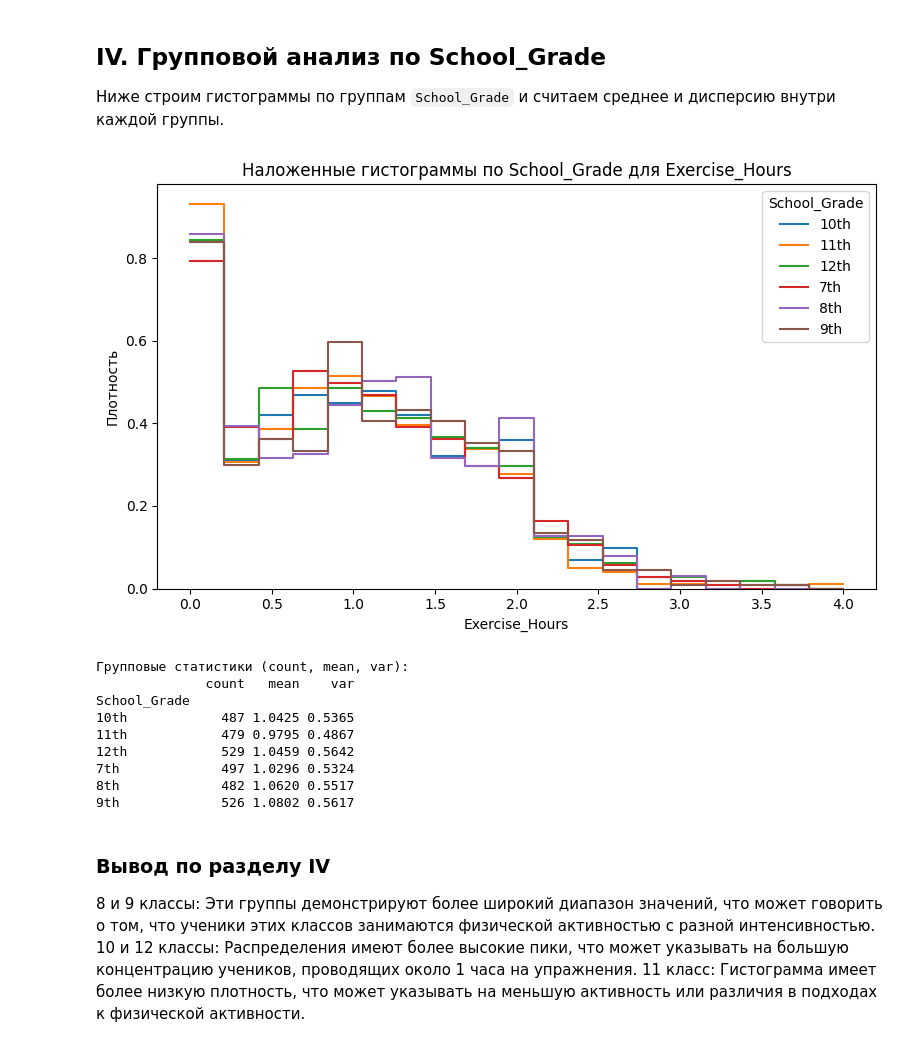
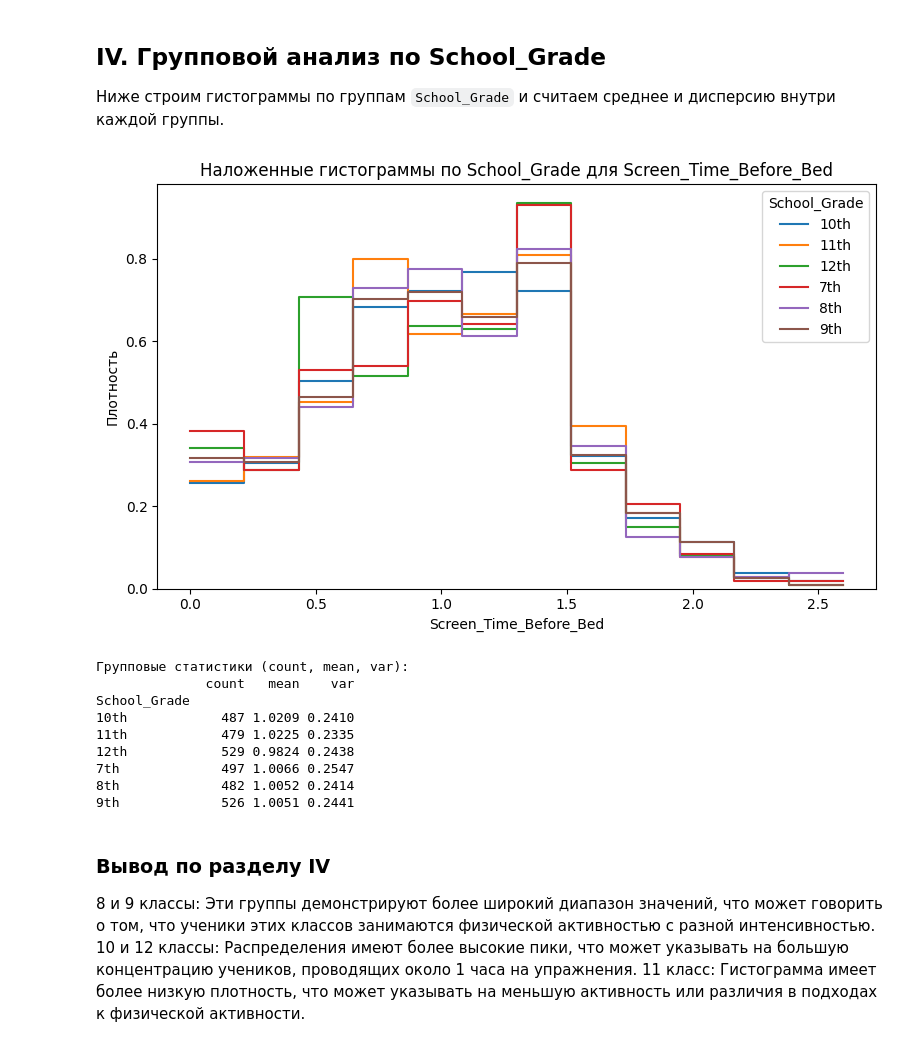
Before and after one commit to poluzerovT/oiad-11-2025, a Jupyter notebook: Samsonova/1.ipynb, the cells around one changed output. Saved outputs shown, nothing was run; the diff lists cells and outputs as text; code cells hidden in the pictures.

```diff
--- a/Samsonova/1.ipynb
+++ b/Samsonova/1.ipynb
@@ -66,7 +66,7 @@ pd.set_option('display.float_format', lambda x: f"{x:.4f}")
 DATA_PATH = '/Users/victoriasamsonova/bsu/oiad/oiad-11-2025/datasets/teen_phone_addiction_dataset.csv'
 
 df = pd.read_csv(DATA_PATH)
-column_name = cols[N % 7]
+column_name = cols[24 % 7 - 1]
 series = df[column_name].dropna().astype(float)
 len(df), column_name, series.describe()
 # %% [output]
@@ -306,44 +306,44 @@ unique_grades = sorted(grp["School_Grade"].unique())
 
 # Наложенные гистограммы (нормированные) для каждой группы
 fig, ax = plt.subplots(figsize=(8, 5))
 
 # Общие интервалы по всему диапазону значений
 xmin, xmax = grp[column_name].min(), grp[column_name].max()
-bins = np.linspace(xmin, xmax, 20)
+bins = np.linspace(xmin, xmax, 13)
 palette = sns.color_palette("tab10", n_colors=len(unique_grades))
 
 for color, grade in zip(palette, unique_grades):
     vals = grp.loc[grp["School_Grade"] == grade, column_name]
     sns.histplot(vals, bins=bins, stat="density", element="step", fill=False,
                  ax=ax, color=color, label=str(grade), linewidth=1.5)
 
 ax.set_title(f"Наложенные гистограммы по School_Grade для {column_name}")
 ax.set_xlabel(column_name)
 ax.set_ylabel("Плотность")
 ax.legend(title="School_Grade")
 plt.tight_layout()
 plt.show()
 
 # Среднее и дисперсия внутри каждой группы
 group_stats = (
     grp.groupby("School_Grade")[column_name]
        .agg(["count", "mean", "var"])
        .sort_index()
 )
 
 print("Групповые статистики (count, mean, var):")
 print(group_stats)
 # %% [output]
-[figure, old version]
+[figure, new version]
 Групповые статистики (count, mean, var):
               count   mean    var
 School_Grade
-10th            487 1.0425 0.5365
-11th            479 0.9795 0.4867
-12th            529 1.0459 0.5642
-7th             497 1.0296 0.5324
-8th             482 1.0620 0.5517
-9th             526 1.0802 0.5617
+10th            487 1.0209 0.2410
+11th            479 1.0225 0.2335
+12th            529 0.9824 0.2438
+7th             497 1.0066 0.2547
+8th             482 1.0052 0.2414
+9th             526 1.0051 0.2441
 # %% [markdown]
 ### Вывод по разделу IV
 8 и 9 классы: Эти группы демонстрируют более широкий диапазон значений, что может говорить о том, что ученики этих классов занимаются физической активностью с разной интенсивностью.
```
Also changed, not shown: parts of 7 cells of this notebook.
